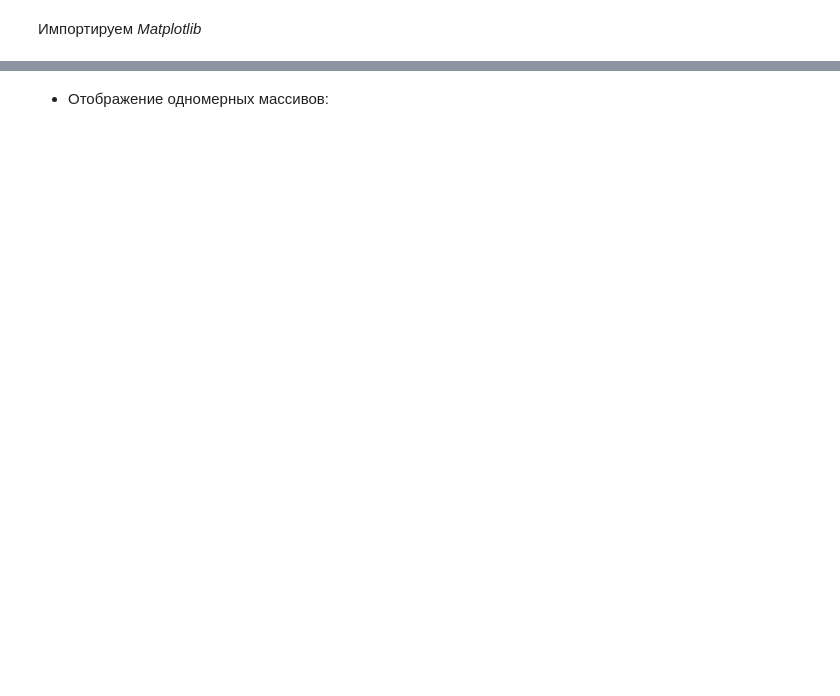
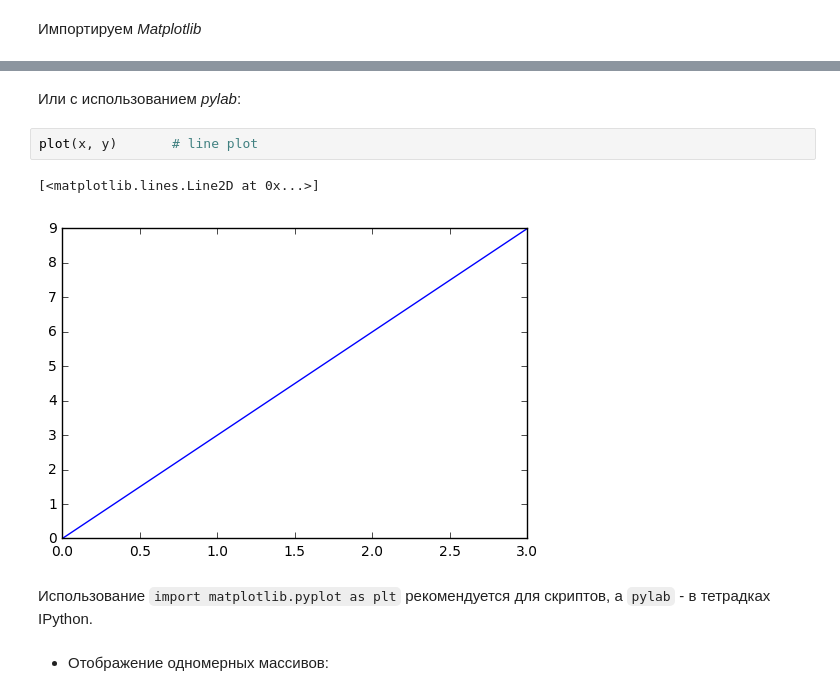
Before and after one commit to ditas/hw, a Jupyter notebook: jupyter_notebooks/lesson01_data_analysis/lesson1_part1_NumPy.ipynb, the cells around one changed output, grey strips where cells are left out. Saved outputs shown, nothing was run; the diff lists cells and outputs as text; blank space fills up the shorter version.

```diff
--- a/jupyter_notebooks/lesson01_data_analysis/lesson1_part1_NumPy.ipynb
+++ b/jupyter_notebooks/lesson01_data_analysis/lesson1_part1_NumPy.ipynb
@@ -73,2 +283,11 @@ $ ipython notebook --pylab=inline
+# %% [markdown]
+Или с использованием *pylab*:
+# %%
+plot(x, y)       # line plot
+# %% [output]
+[<matplotlib.lines.Line2D at 0x...>]
+[figure, added]
+# %% [markdown]
+Использование `import matplotlib.pyplot as plt` рекомендуется для скриптов, а `pylab` - в тетрадках IPython.
 # %% [markdown]
  - Отображение одномерных массивов:
```
Also changed, not shown: parts of 87 cells of this notebook, 2 other files.
